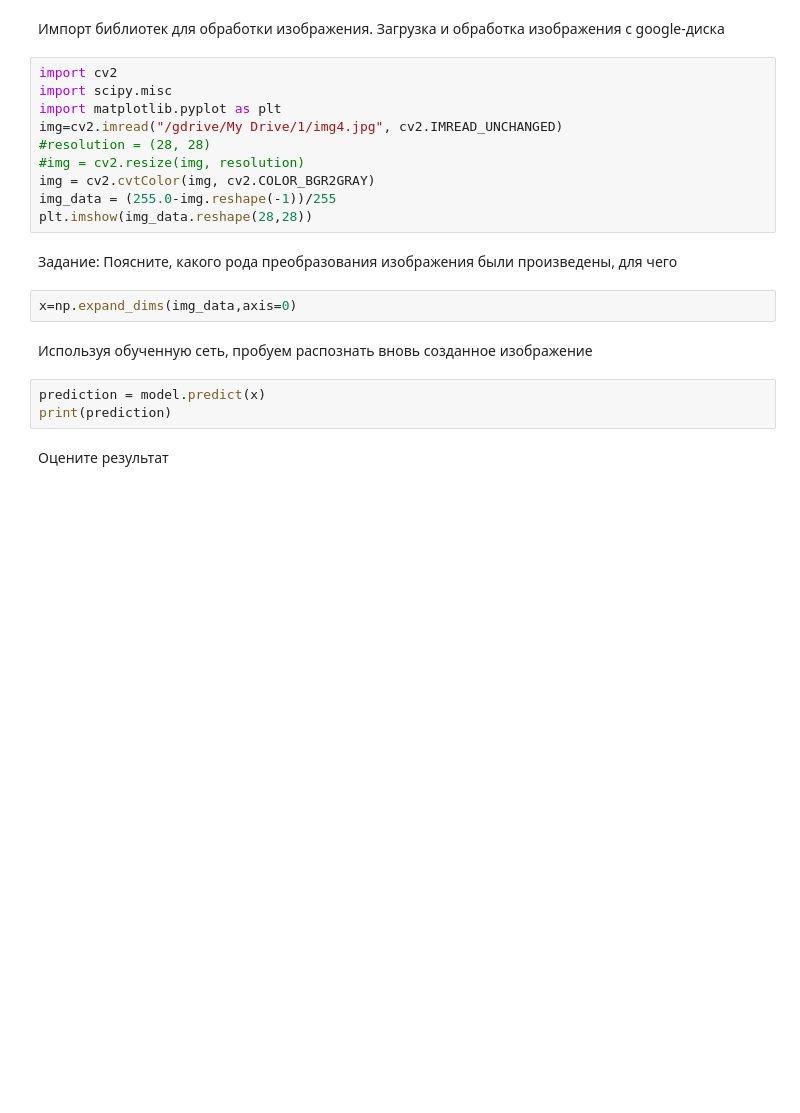
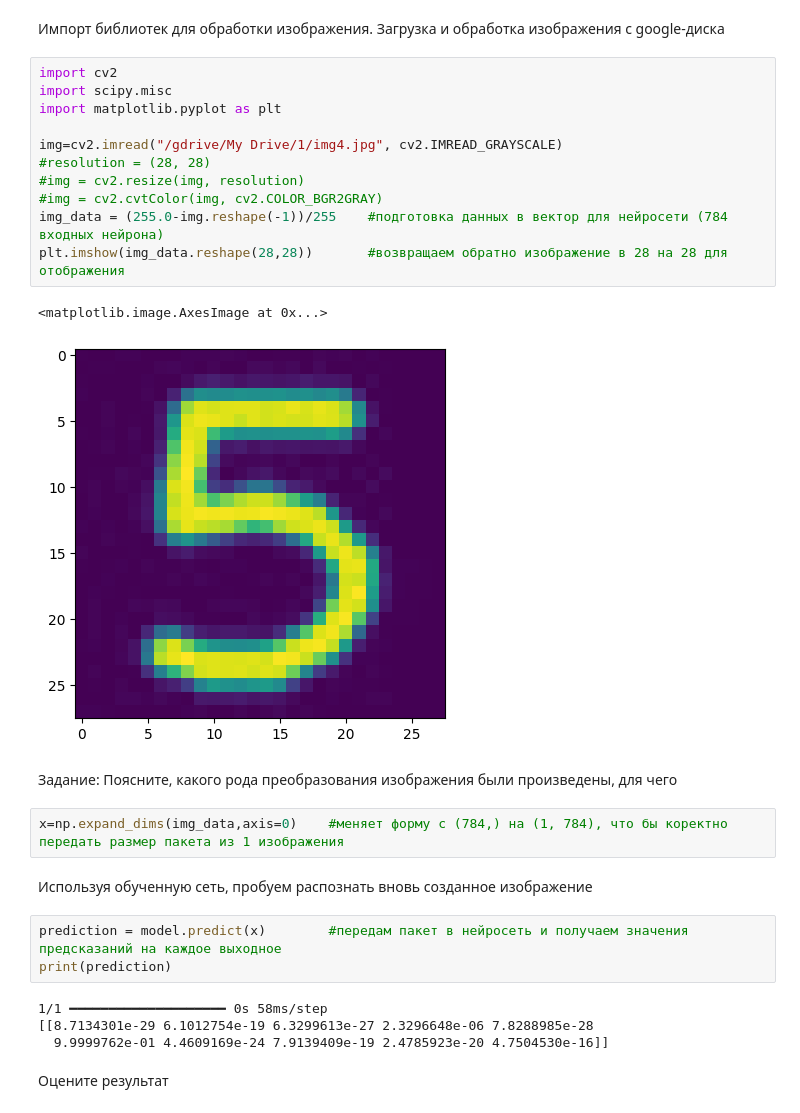
Before and after one commit to Trenj/deep_learning, a Jupyter notebook: practical-4/mnist_keras.ipynb, the cells around one changed output. Drawn from its saved outputs; the diff is of its cells as text; blank space fills up the shorter version.

```diff
--- a/practical-4/mnist_keras.ipynb
+++ b/practical-4/mnist_keras.ipynb
@@ -138,22 +211,30 @@ drive.mount('/gdrive')
 # %%
 import cv2
 import scipy.misc
 import matplotlib.pyplot as plt
-img=cv2.imread("/gdrive/My Drive/1/img4.jpg", cv2.IMREAD_UNCHANGED)
+
+img=cv2.imread("/gdrive/My Drive/1/img4.jpg", cv2.IMREAD_GRAYSCALE)
 #resolution = (28, 28)
 #img = cv2.resize(img, resolution)
-img = cv2.cvtColor(img, cv2.COLOR_BGR2GRAY)
-img_data = (255.0-img.reshape(-1))/255
-plt.imshow(img_data.reshape(28,28))
+#img = cv2.cvtColor(img, cv2.COLOR_BGR2GRAY)
+img_data = (255.0-img.reshape(-1))/255    #подготовка данных в вектор для нейросети (784 входных нейрона)
+plt.imshow(img_data.reshape(28,28))       #возвращаем обратно изображение в 28 на 28 для отображения
+# %% [output]
+<matplotlib.image.AxesImage at 0x...>
+[figure, added]
 # %% [markdown]
 Задание: Поясните, какого рода преобразования изображения были произведены, для чего
-# %%
-x=np.expand_dims(img_data,axis=0)
+# %%
+x=np.expand_dims(img_data,axis=0)    #меняет форму с (784,) на (1, 784), что бы коректно передать размер пакета из 1 изображения
 # %% [markdown]
 Используя обученную сеть, пробуем распознать вновь созданное изображение
 # %%
-prediction = model.predict(x)
+prediction = model.predict(x)        #передам пакет в нейросеть и получаем значения предсказаний на каждое выходное
 print(prediction)
+# %% [output]
+1/1 ━━━━━━━━━━━━━━━━━━━━ 0s 58ms/step
+[[8.7134301e-29 6.1012754e-19 6.3299613e-27 2.3296648e-06 7.8288985e-28
+  9.9999762e-01 4.4609169e-24 7.9139409e-19 2.4785923e-20 4.7504530e-16]]
 # %% [markdown]
 Оцените результат
 # %%
```
Also changed, not shown: parts of 28 cells of this notebook, 2 other files.
